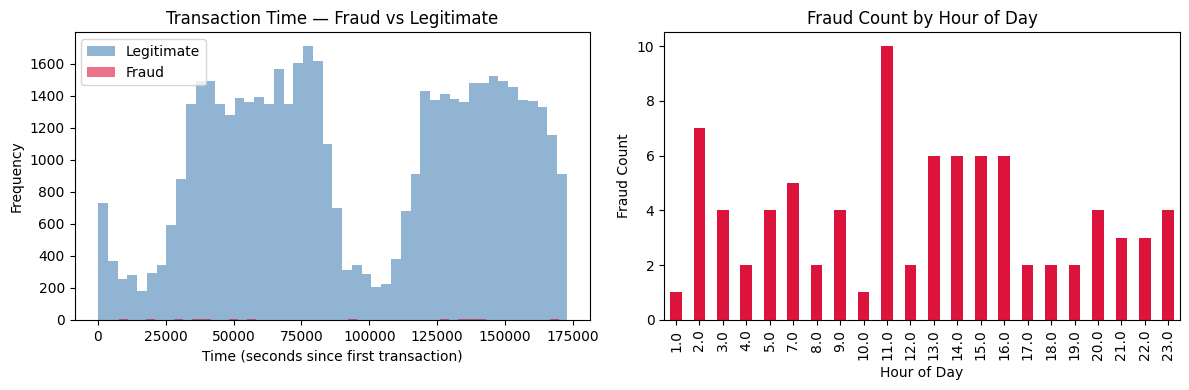
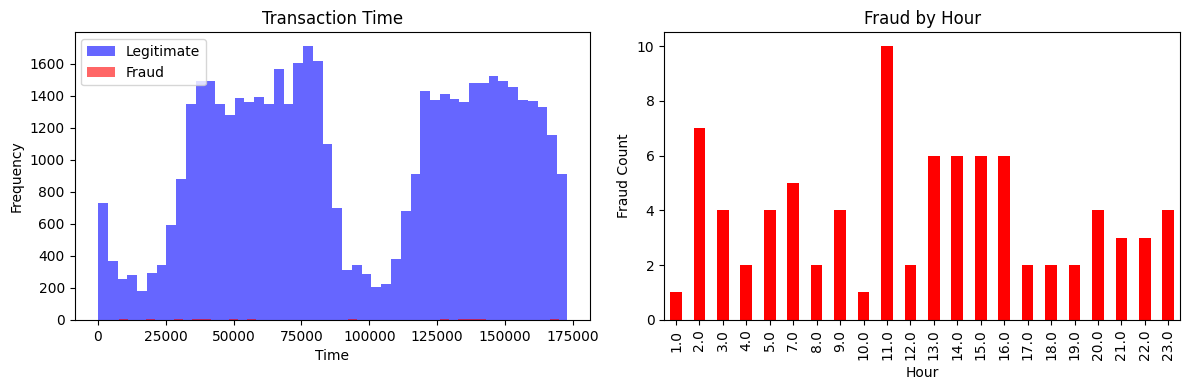
The notebook cell's code change between the first figure and the second:
--- before
+++ after
@@ -1,21 +1,42 @@
 fig, axes = plt.subplots(1, 2, figsize=(12, 4))
 
+# Histogram
 df[df['Class'] == 0]['Time'].plot.hist(
-    bins=48, alpha=0.6, color='steelblue', label='Legitimate', ax=axes[0])
+    bins=48,
+    color='blue',
+    alpha=0.6,
+    label='Legitimate',
+    ax=axes[0]
+)
+
 df[df['Class'] == 1]['Time'].plot.hist(
-    bins=48, alpha=0.6, color='crimson', label='Fraud', ax=axes[0])
-axes[0].set_title('Transaction Time — Fraud vs Legitimate')
-axes[0].set_xlabel('Time (seconds since first transaction)')
+    bins=48,
+    color='red',
+    alpha=0.6,
+    label='Fraud',
+    ax=axes[0]
+)
+
+axes[0].set_title("Transaction Time")
+axes[0].set_xlabel("Time")
+axes[0].set_ylabel("Frequency")
 axes[0].legend()
 
-hour = (df['Time'] % 86400) // 3600
-df['Hour_temp'] = hour
-fraud_by_hour = df[df['Class'] == 1].groupby('Hour_temp').size()
-fraud_by_hour.plot.bar(color='crimson', ax=axes[1])
-axes[1].set_title('Fraud Count by Hour of Day')
-axes[1].set_xlabel('Hour of Day')
-axes[1].set_ylabel('Fraud Count')
-df.drop('Hour_temp', axis=1, inplace=True)
+# Fraud Count by Hour
+df['Hour'] = (df['Time'] % 86400) // 3600
 
+df[df['Class'] == 1].groupby('Hour').size().plot.bar(
+    color='red',
+    ax=axes[1]
+)
+
+axes[1].set_title("Fraud by Hour")
+axes[1].set_xlabel("Hour")
+axes[1].set_ylabel("Fraud Count")
+
+# Show both graphs
 plt.tight_layout()
 plt.show()
+
+# Remove temporary column
+df.drop('Hour', axis=1, inplace=True)

Commit: Update the notebook file.